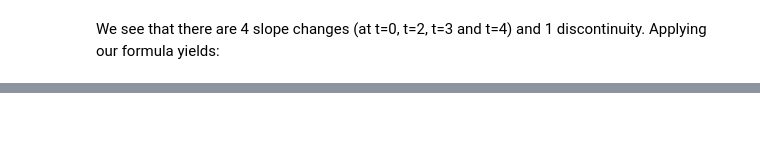
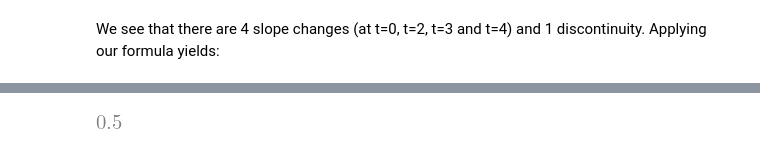
Before and after one commit to Xando96/Process-Dynamics, a Jupyter notebook: 4_First_and_second_order_system_dynamics/Standard_process_inputs.ipynb, the cells around one changed output, grey strips where cells are left out. Saved outputs shown, nothing was run; the diff lists cells and outputs as text; code cells hidden in the pictures; blank space fills up the shorter version.

```diff
--- a/4_First_and_second_order_system_dynamics/Standard_process_inputs.ipynb
+++ b/4_First_and_second_order_system_dynamics/Standard_process_inputs.ipynb
@@ -219,0 +232,6 @@ sympy.expand(L(g))
+# %%
+G = scipy.signal.lti([1],[2,1])
+G2 = G.to_zpk()
+G2.gain
+# %% [output]
+[figure, added]
```
Also changed, not shown: parts of 15 cells of this notebook, 3 other files.
